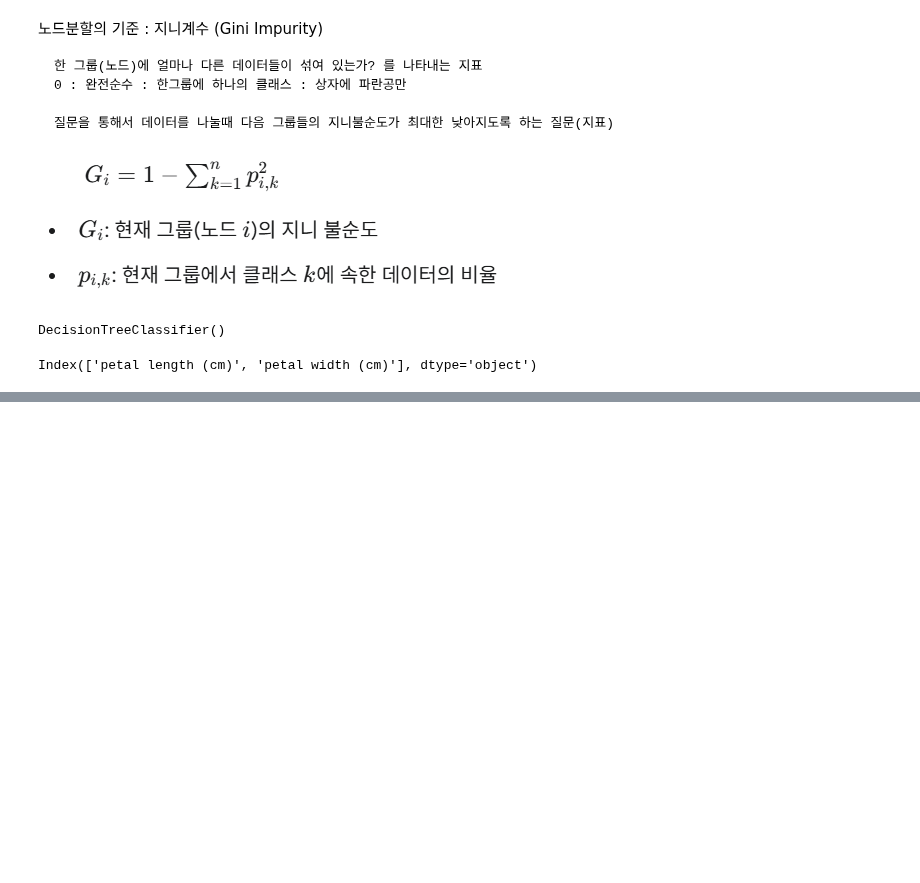
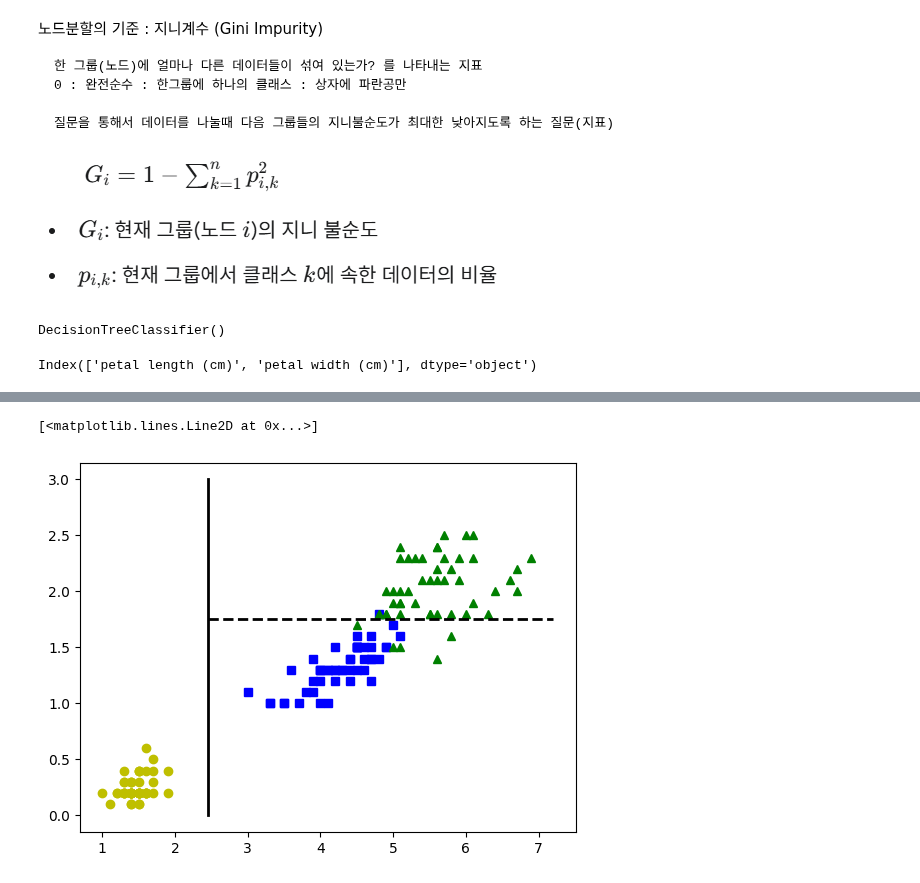
Before and after one commit to pia222sk20/python, a Jupyter notebook: pandas-data-analysis/part7/7.6_review_tree_classification.ipynb, the cells around one changed output, grey strips where cells are left out. Saved outputs shown, nothing was run; the diff lists cells and outputs as text; code cells hidden in the pictures; blank space fills up the shorter version.

```diff
--- a/pandas-data-analysis/part7/7.6_review_tree_classification.ipynb
+++ b/pandas-data-analysis/part7/7.6_review_tree_classification.ipynb
@@ -69,0 +113,18 @@ plt.show()
+# %%
+# 실제 데이터 포인트 그리기
+for idx, (name, style) in enumerate(zip(iris.target_names, ("yo", "bs", "g^"))):
+    plt.plot(X.to_numpy()[:, 0][y == idx], X.to_numpy()[:, 1][y == idx],
+             style, label=f"Iris {name}")
+
+# 더 깊은 트리를 학습시켜 실제 결정선(분기 조건) 가져오기
+tree_clf_deeper = DecisionTreeClassifier(max_depth=3, random_state=42)
+tree_clf_deeper.fit(X, y)
+th0, th1, th2a, th2b = tree_clf_deeper.tree_.threshold[[0, 2, 3, 6]]
+
+# 결정선 그리기
+plt.plot([th0, th0], [0, 3], "k-", linewidth=2) # 첫 번째 분기 (실선)
+plt.plot([th0, 7.2], [th1, th1], "k--", linewidth=2) # 두 번째 분기 (파선)
+# ... (이후 분기들)
+# %% [output]
+[<matplotlib.lines.Line2D at 0x...>]
+[figure, added]
```
Also changed, not shown: parts of 7 cells of this notebook.
